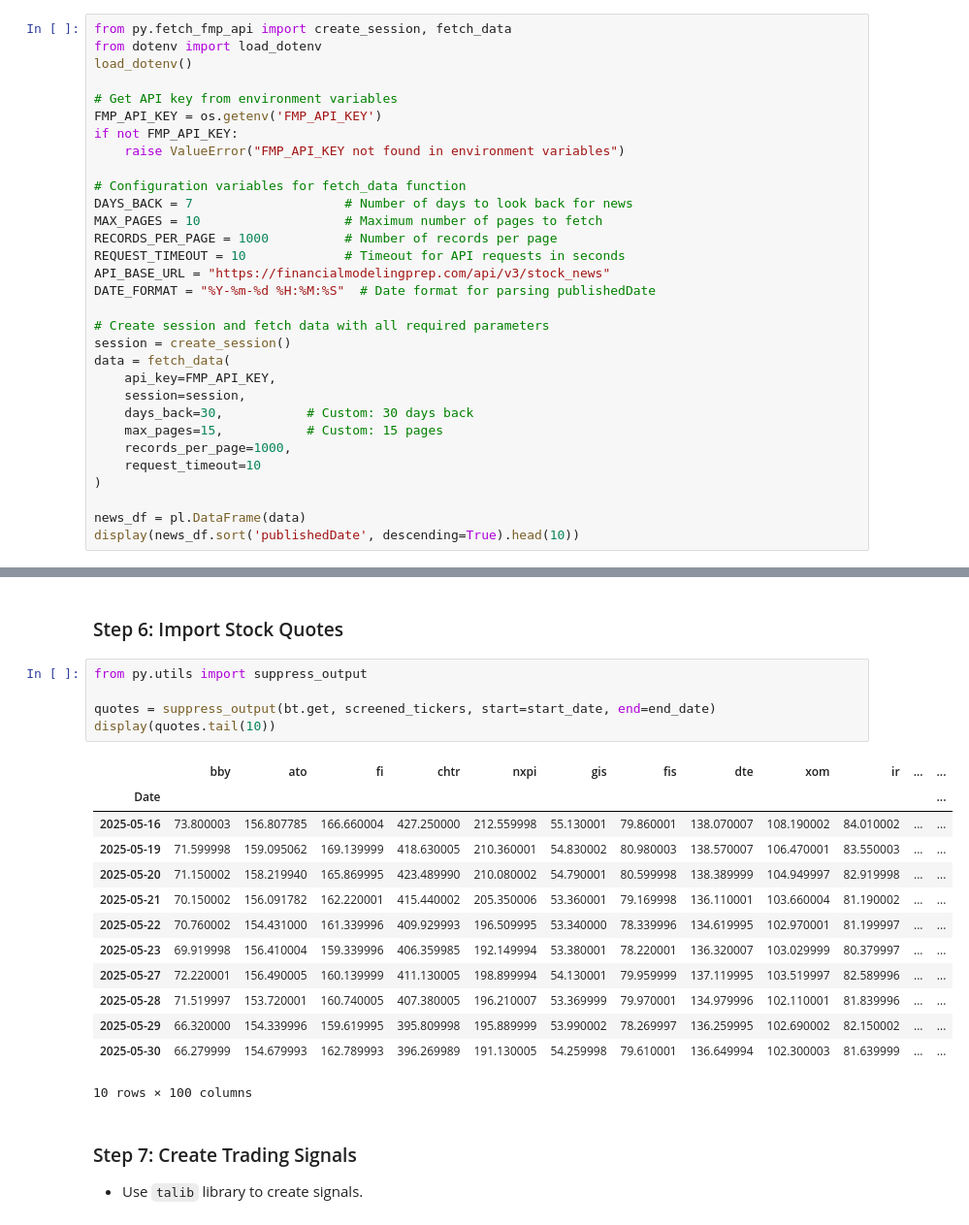
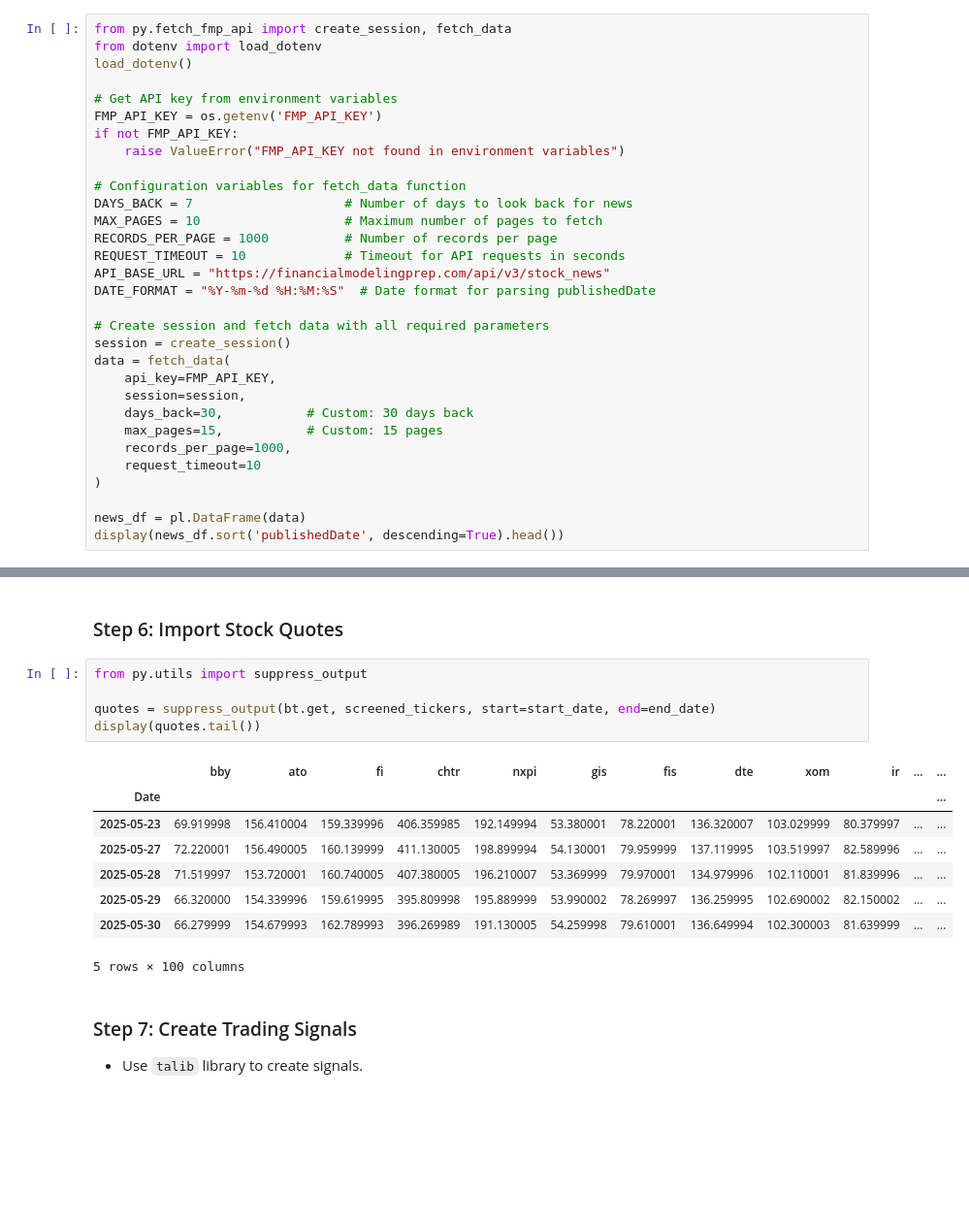
Before and after one commit to renan-peres/mfin-algo-trading-team, a Jupyter notebook: 02_short_term_portfolio.ipynb, the cells around one changed output, grey strips where cells are left out. Shown at 97% size. Drawn from its saved outputs; the diff is of its cells as text; blank space fills up the shorter version.

```diff
--- a/02_short_term_portfolio.ipynb
+++ b/02_short_term_portfolio.ipynb
@@ -127,7 +127,7 @@ data = fetch_data(
 )
 
 news_df = pl.DataFrame(data)
-display(news_df.sort('publishedDate', descending=True).head(10))
+display(news_df.sort('publishedDate', descending=True).head())
 # %% [output]
 Fetching page 1/15...
 Page 1: 1000 articles fetched
@@ -344,22 +306,17 @@ Number of unique sectors: 11
 # %%
 from py.utils import suppress_output
 
 quotes = suppress_output(bt.get, screened_tickers, start=start_date, end=end_date)
-display(quotes.tail(10))
+display(quotes.tail())
 # %% [output]
 |  | bby | ato | fi | chtr | nxpi | gis | fis | dte | xom | ir | ... | ... |
 | Date |  |  |  |  |  |  |  |  |  |  |  | ... |
-| 2025-05-16 | 73.800003 | 156.807785 | 166.660004 | 427.250000 | 212.559998 | 55.130001 | 79.860001 | 138.070007 | 108.190002 | 84.010002 | ... | ... |
-| 2025-05-19 | 71.599998 | 159.095062 | 169.139999 | 418.630005 | 210.360001 | 54.830002 | 80.980003 | 138.570007 | 106.470001 | 83.550003 | ... | ... |
-| 2025-05-20 | 71.150002 | 158.219940 | 165.869995 | 423.489990 | 210.080002 | 54.790001 | 80.599998 | 138.389999 | 104.949997 | 82.919998 | ... | ... |
-| 2025-05-21 | 70.150002 | 156.091782 | 162.220001 | 415.440002 | 205.350006 | 53.360001 | 79.169998 | 136.110001 | 103.660004 | 81.190002 | ... | ... |
-| 2025-05-22 | 70.760002 | 154.431000 | 161.339996 | 409.929993 | 196.509995 | 53.340000 | 78.339996 | 134.619995 | 102.970001 | 81.199997 | ... | ... |
 | 2025-05-23 | 69.919998 | 156.410004 | 159.339996 | 406.359985 | 192.149994 | 53.380001 | 78.220001 | 136.320007 | 103.029999 | 80.379997 | ... | ... |
 | 2025-05-27 | 72.220001 | 156.490005 | 160.139999 | 411.130005 | 198.899994 | 54.130001 | 79.959999 | 137.119995 | 103.519997 | 82.589996 | ... | ... |
 | 2025-05-28 | 71.519997 | 153.720001 | 160.740005 | 407.380005 | 196.210007 | 53.369999 | 79.970001 | 134.979996 | 102.110001 | 81.839996 | ... | ... |
 | 2025-05-29 | 66.320000 | 154.339996 | 159.619995 | 395.809998 | 195.889999 | 53.990002 | 78.269997 | 136.259995 | 102.690002 | 82.150002 | ... | ... |
 | 2025-05-30 | 66.279999 | 154.679993 | 162.789993 | 396.269989 | 191.130005 | 54.259998 | 79.610001 | 136.649994 | 102.300003 | 81.639999 | ... | ... |
-10 rows × 100 columns
+5 rows × 100 columns
 # %% [markdown]
 ### Step 7: Create Trading Signals
 - Use `talib` library to create signals.
```
Also changed, not shown: parts of 8 cells of this notebook.
